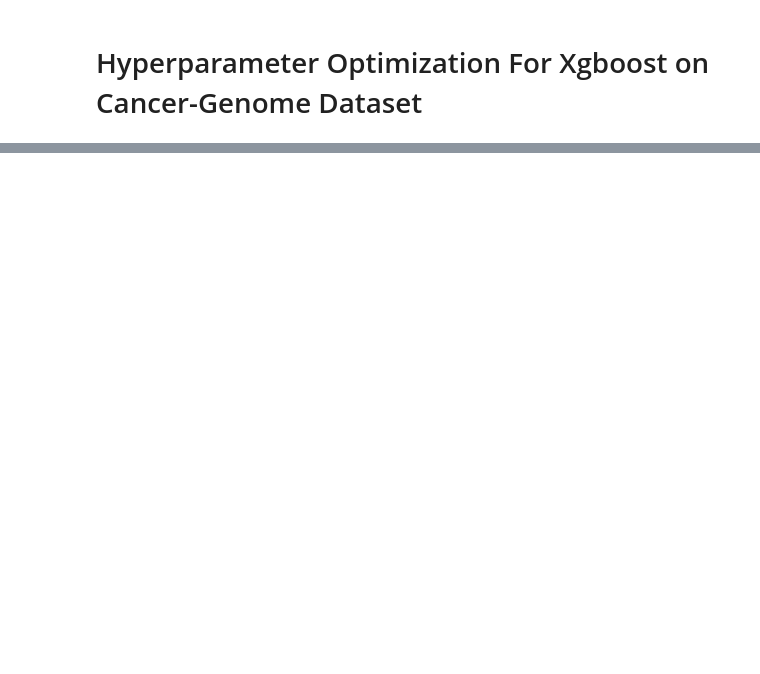
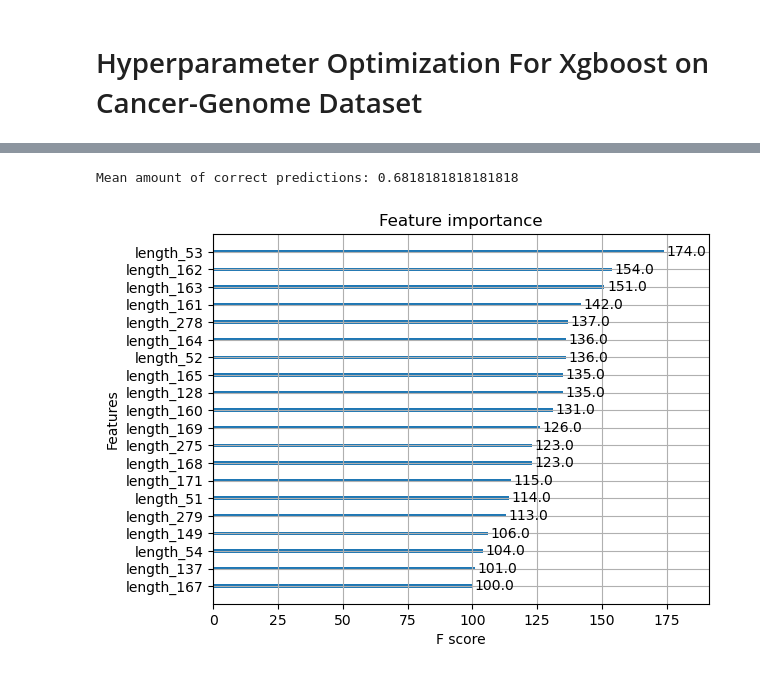
Before and after one commit to lauritswl/IT1244_Cancer_Detection, a Jupyter notebook: main.ipynb, the cells around one changed output, grey strips where cells are left out. Saved outputs shown, nothing was run; the diff lists cells and outputs as text; code cells hidden in the pictures; blank space fills up the shorter version.

```diff
--- a/main.ipynb
+++ b/main.ipynb
@@ -93,0 +103,15 @@ AttributeError: module 'xgboost' has no attribute 'random_search'
+# %%
+best_model.fit(X_train, y_train)
+predictions = best_model.predict(X_test)
+predictions=le.inverse_transform(predictions)
+Test['Predictions'] = predictions
+# %%
+Test['Correct_prediction'] = Test['class_label'] == Test['Predictions']
+print(f"Mean amount of correct predictions: {Test['Correct_prediction'].mean()}")
+# %% [output]
+Mean amount of correct predictions: 0.6818181818181818
+# %%
+xgb.plot_importance(best_model,max_num_features=20)
+plt.show()
+# %% [output]
+[figure, added]
```
Also changed, not shown: parts of 8 cells of this notebook, 1 other file.
